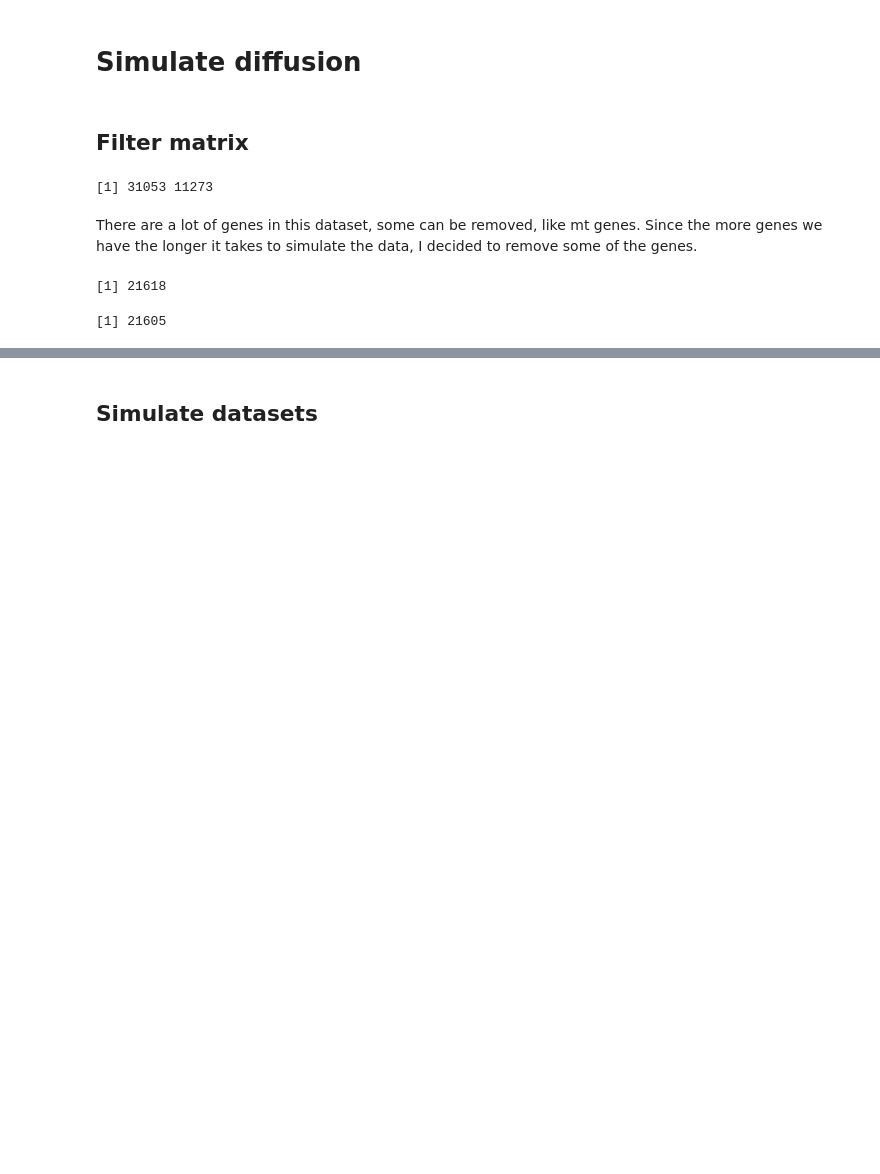
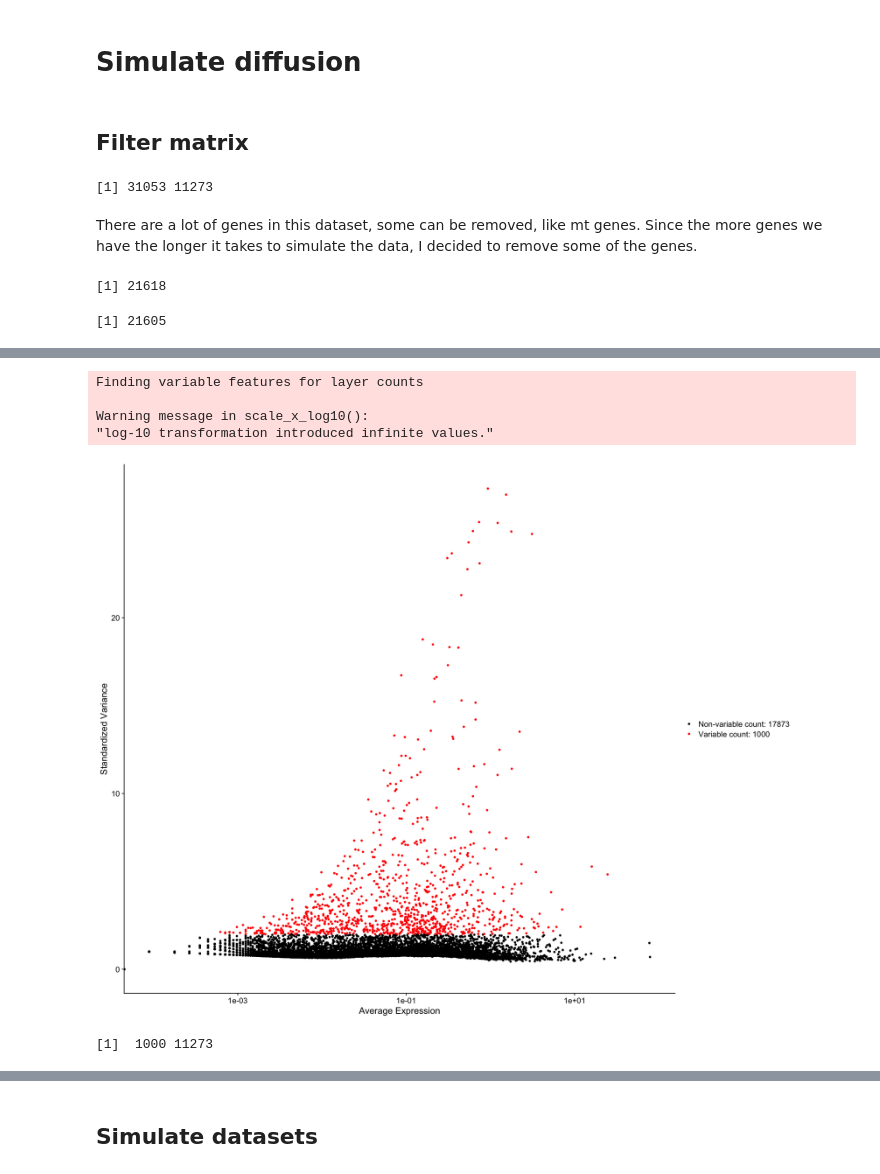
Before and after one commit to calebhallinan/applied_genomics_final_project, a Jupyter notebook: code/sim_data_prox_pos.ipynb, the cells around one changed output, grey strips where cells are left out. Saved outputs shown, nothing was run; the diff lists cells and outputs as text; code cells hidden in the pictures; blank space fills up the shorter version.

```diff
--- a/code/sim_data_prox_pos.ipynb
+++ b/code/sim_data_prox_pos.ipynb
@@ -123,0 +175,20 @@ saveRDS(mtx, "../sim_data/prox_assign/mtx.RDS")
+# %%
+## top 1000
+seurat_obj1000 <- FindVariableFeatures(seurat_obj, selection.method = "vst", nfeatures = 1000)
+
+# plot variable features with and without labels
+VariableFeaturePlot(seurat_obj1000)
+# %% [output]
+Finding variable features for layer counts
+
+Warning message in scale_x_log10():
+"log-10 transformation introduced infinite values."
+[figure, added]
+# %%
+## save matrix
+hvgs <- VariableFeatures(seurat_obj1000)
+hvg_mtx <- mtx[hvgs, ]
+dim(hvg_mtx)
+saveRDS(hvg_mtx, "../sim_data/prox_assign/mtx_1000_genes.RDS")
+# %% [output]
+[1]  1000 11273
```
Also changed, not shown: parts of 9 cells of this notebook, 3 other files.
